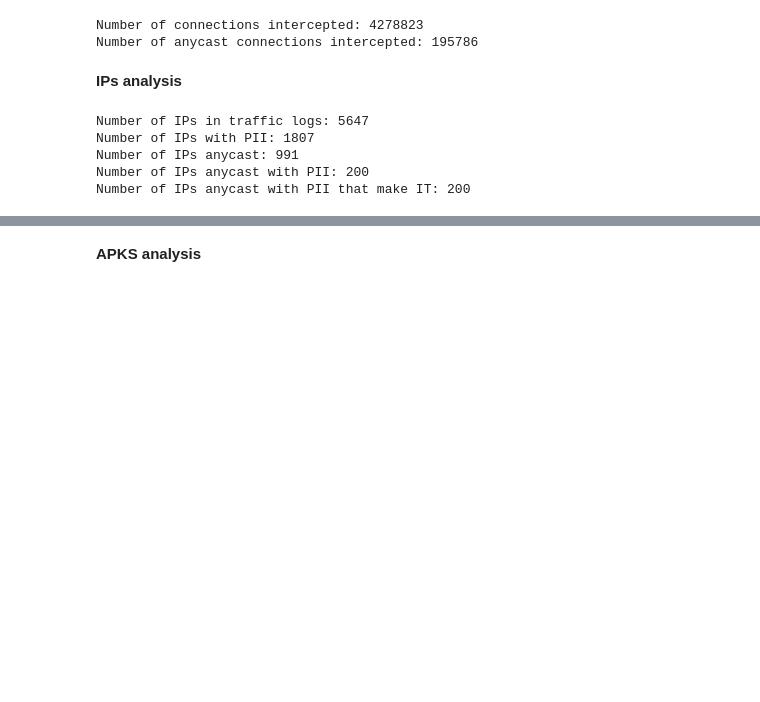
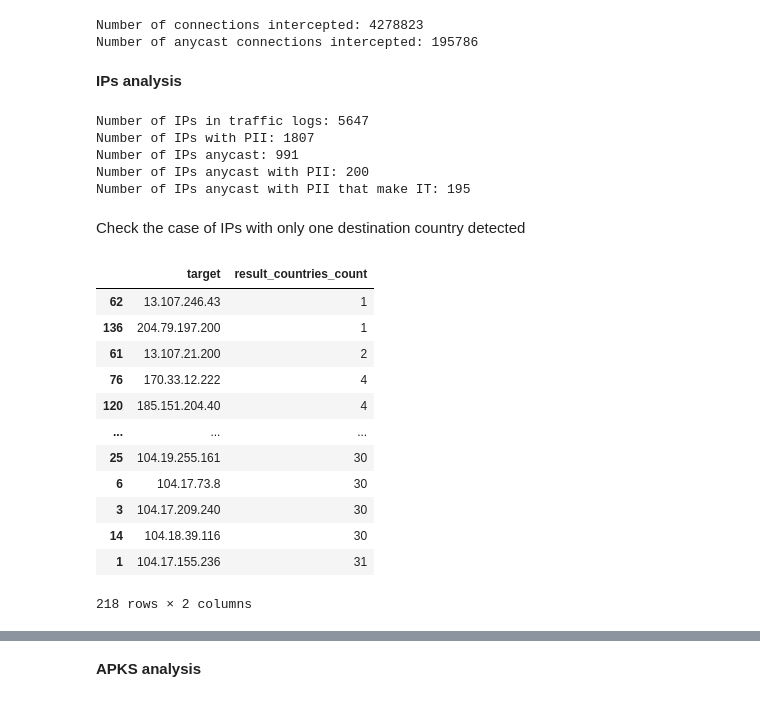
Before and after one commit to STRAST-UPM/hunter_experiment_anycast_europe, a Jupyter notebook: experiment_analysis.ipynb, the cells around one changed output, grey strips where cells are left out. Cells and saved outputs as stored; diff of their text form; code cells hidden in the pictures; blank space fills up the shorter version.

```diff
--- a/experiment_analysis.ipynb
+++ b/experiment_analysis.ipynb
@@ -613,7 +613,8 @@ print(f"Number of IPs anycast with PII: {len(ips_anycast_pii)}")
 ips_anycast_pii = traffic_logs_ip_classified_analysis_df.loc[
     (traffic_logs_ip_classified_analysis_df["ip_anycast"]) &
     (traffic_logs_ip_classified_analysis_df["PII"] != "No-PII") &
-    (traffic_logs_ip_classified_analysis_df["PII"].notna())
+    (traffic_logs_ip_classified_analysis_df["PII"].notna()) &
+    (traffic_logs_ip_classified_analysis_df["outside_EEE"] == True)
     ]["ip_dest"].unique().tolist()
 print(f"Number of IPs anycast with PII that make IT: {len(ips_anycast_pii)}")
 # %% [output]
@@ -621,4 +622,29 @@ Number of IPs in traffic logs: 5647
 Number of IPs with PII: 1807
 Number of IPs anycast: 991
 Number of IPs anycast with PII: 200
-Number of IPs anycast with PII that make IT: 200
+Number of IPs anycast with PII that make IT: 195
+# %% [markdown]
+Check the case of IPs with only one destination country detected
+# %%
+routes_frequency_non_suspicious_df = pd.read_csv(ROUTES_FREQUENCY_NON_SUSPICIOUS_FILENAME, sep=",")
+ip_destinations_count_df = routes_frequency_non_suspicious_df.loc[
+        routes_frequency_non_suspicious_df["result_country"] != "Indeterminate"
+    ].groupby(["target"], as_index=False)["result_country"].nunique().rename(columns={"result_country": "result_countries_count"})
+
+ip_destinations_count_df.sort_values(by="result_countries_count", ascending=True, inplace=True)
+
+ip_destinations_count_df
+# %% [output]
+|  | target | result_countries_count |
+| 62 | 13.107.246.43 | 1 |
+| 136 | 204.79.197.200 | 1 |
+| 61 | 13.107.21.200 | 2 |
+| 76 | 170.33.12.222 | 4 |
+| 120 | 185.151.204.40 | 4 |
+| ... | ... | ... |
+| 25 | 104.19.255.161 | 30 |
+| 6 | 104.17.73.8 | 30 |
+| 3 | 104.17.209.240 | 30 |
+| 14 | 104.18.39.116 | 30 |
+| 1 | 104.17.155.236 | 31 |
+218 rows × 2 columns
```
Also changed, not shown: parts of 3 cells of this notebook.
